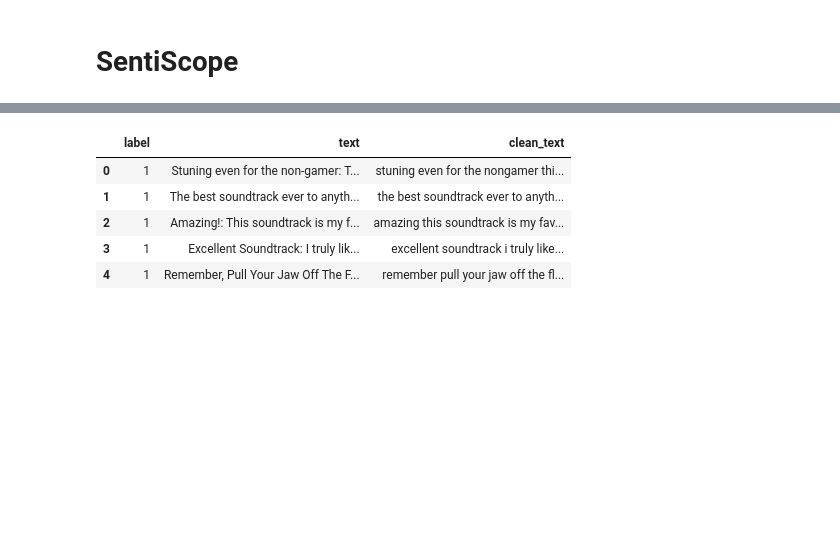
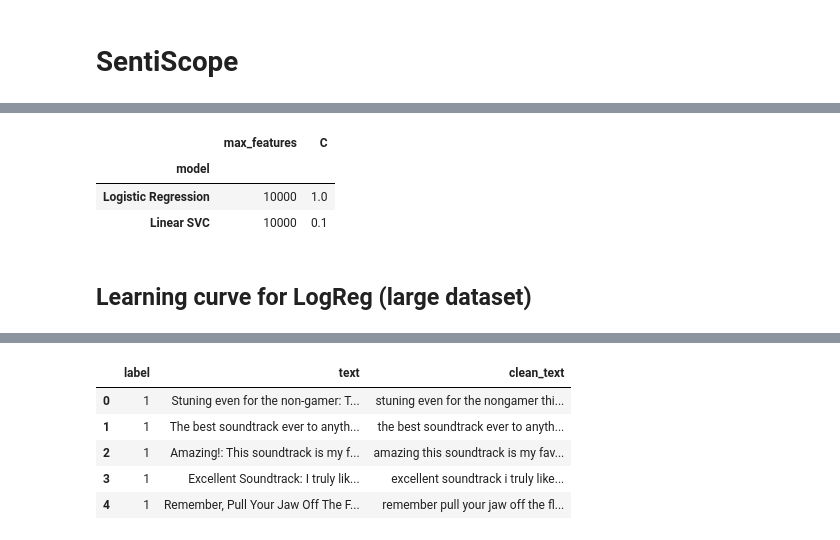
Before and after one commit to Jojo2813/sentiscope, a Jupyter notebook: notebooks/EDA_JJ.ipynb, the cells around one changed output, grey strips where cells are left out. Drawn from its saved outputs; the diff is of its cells as text; code cells hidden in the pictures; blank space fills up the shorter version.

Commit message:
jonas baseline model

```diff
--- a/notebooks/EDA_JJ.ipynb
+++ b/notebooks/EDA_JJ.ipynb
@@ -18,0 +20,6 @@ import random
+# %%
+#Import pre-processed training data | 36K observations
+n_rows = 36000
+clean_df_small = pd.read_csv("../raw_data/train_df_ml_clean.csv", nrows=n_rows)
+clean_df_small = clean_df_small.dropna(subset=["clean_text"])
+display(clean_df_small.head(), clean_df_small.shape, clean_df_small["label"].value_counts(normalize=True))
@@ -18,0 +38,5 @@ import random
+# %%
+#Split training data into X and y | 36K observations
+X_train_small = clean_df_small["clean_text"]
+y_train_small = clean_df_small["label"].astype(int)
+display(X_train_small.shape, y_train_small.shape)
@@ -18,0 +119,12 @@ import random
+# %%
+# Save best params
+best_params_df = pd.DataFrame(best_params_list)
+best_params_df.set_index("model", inplace=True)
+display(best_params_df)
+# %% [output]
+|  | max_features | C |
+| model |  |  |
+| Logistic Regression | 10000 | 1.0 |
+| Linear SVC | 10000 | 0.1 |
+# %% [markdown]
+## Learning curve for LogReg (large dataset)
```
Also changed, not shown: parts of 15 cells of this notebook.
